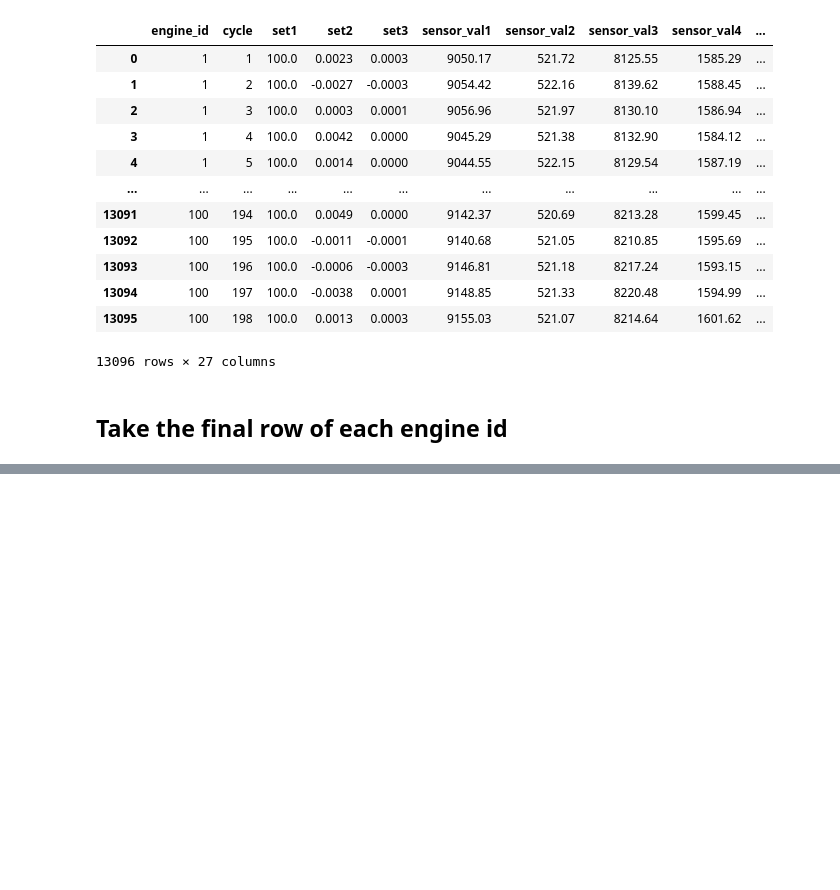
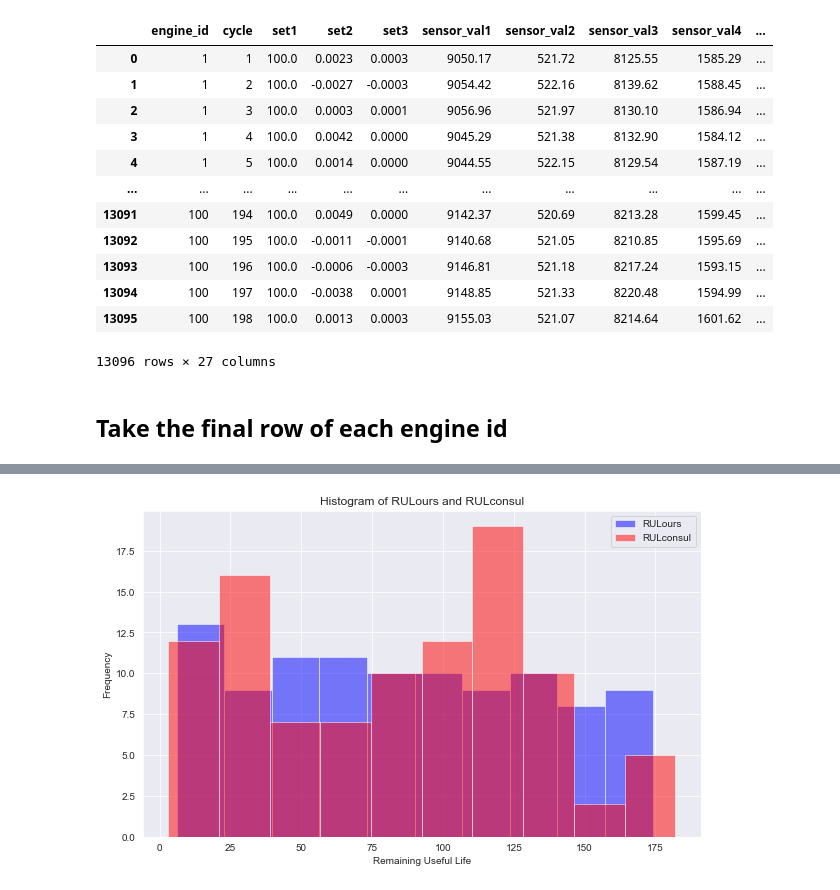
Before and after one commit to JochemBus/PA_assignment3, a Jupyter notebook: Exercise1.2PredicitionCode.ipynb, the cells around one changed output, grey strips where cells are left out. Drawn from its saved outputs; the diff is of its cells as text; code cells hidden in the pictures; blank space fills up the shorter version.

```diff
--- a/Exercise1.2PredicitionCode.ipynb
+++ b/Exercise1.2PredicitionCode.ipynb
@@ -68,0 +71,9 @@ result_df.to_csv('rul_id_pairs.csv', index=False, header=True)
+# %%
+df_our_predictions = pd.read_csv('rul_id_pairs.csv')
+df_our_predictions["RULours;engine_id"] = df_our_predictions["RUL;id"]
+df_our_predictions.drop(['RUL;id'], axis = 1, inplace = True)
+df_consultancy = pd.read_csv("RUL_consultancy_predictions_A3-2.csv")
+df_consultancy["RULconsul;engine_id"] = df_consultancy["RUL;id"]
+df_consultancy.drop(['RUL;id'], axis = 1, inplace = True)
+# %%
+df_combined = pd.concat([df_our_predictions, df_consultancy], axis=1)
@@ -68,0 +96,17 @@ result_df.to_csv('rul_id_pairs.csv', index=False, header=True)
+# %%
+# Split the 'RUL;id' column into two new columns
+df_combined[['RULours', 'engine_id']] = df_combined['RULours;engine_id'].str.split(';', expand=True)
+df_combined[['RULconsul', 'old_id']] = df_combined['RULconsul;engine_id'].str.split(';', expand=True)
+
+# Drop the original columns
+df_combined.drop(['RULours;engine_id', 'RULconsul;engine_id'], axis = 1, inplace = True)
+
+# drop the old_id
+df_combined.drop(['old_id'], axis = 1, inplace = True)
+
+
+#Convert these columns to an appropriate type (e.g., int)
+df_combined['RULours'] = df_combined['RULours'].astype(float)
+df_combined['RULconsul'] = df_combined['RULconsul'].astype(float)
+df_combined['engine_id'] = df_combined['engine_id'].astype(int)
+df_combined
@@ -68,0 +127,20 @@ result_df.to_csv('rul_id_pairs.csv', index=False, header=True)
+# %%
+# Plotting histograms
+plt.figure(figsize=(10, 6))  # Set the figure size for better readability
+
+# Histogram for RULours
+plt.hist(df_combined['RULours'], bins=10, alpha=0.5, label='RULours', color='blue')
+
+# Histogram for RULconsul
+plt.hist(df_combined['RULconsul'], bins=10, alpha=0.5, label='RULconsul', color='red')
+
+# Adding labels and title
+plt.xlabel('Remaining Useful Life')
+plt.ylabel('Frequency')
+plt.title('Histogram of RULours and RULconsul')
+plt.legend(loc='upper right')
+
+# Show plot
+plt.show()
+# %% [output]
+[figure, added]
```
Also changed, not shown: parts of 4 cells of this notebook.
